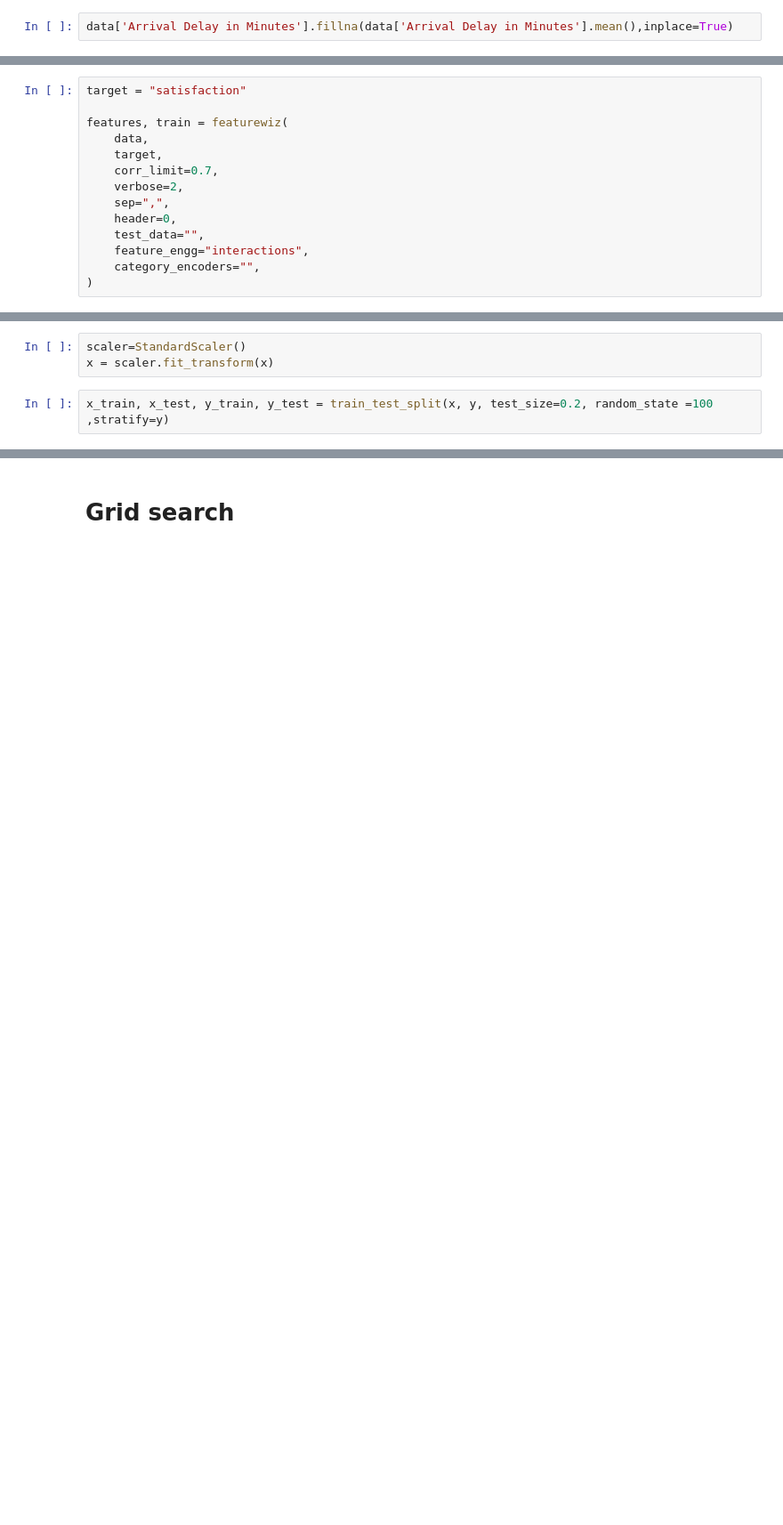
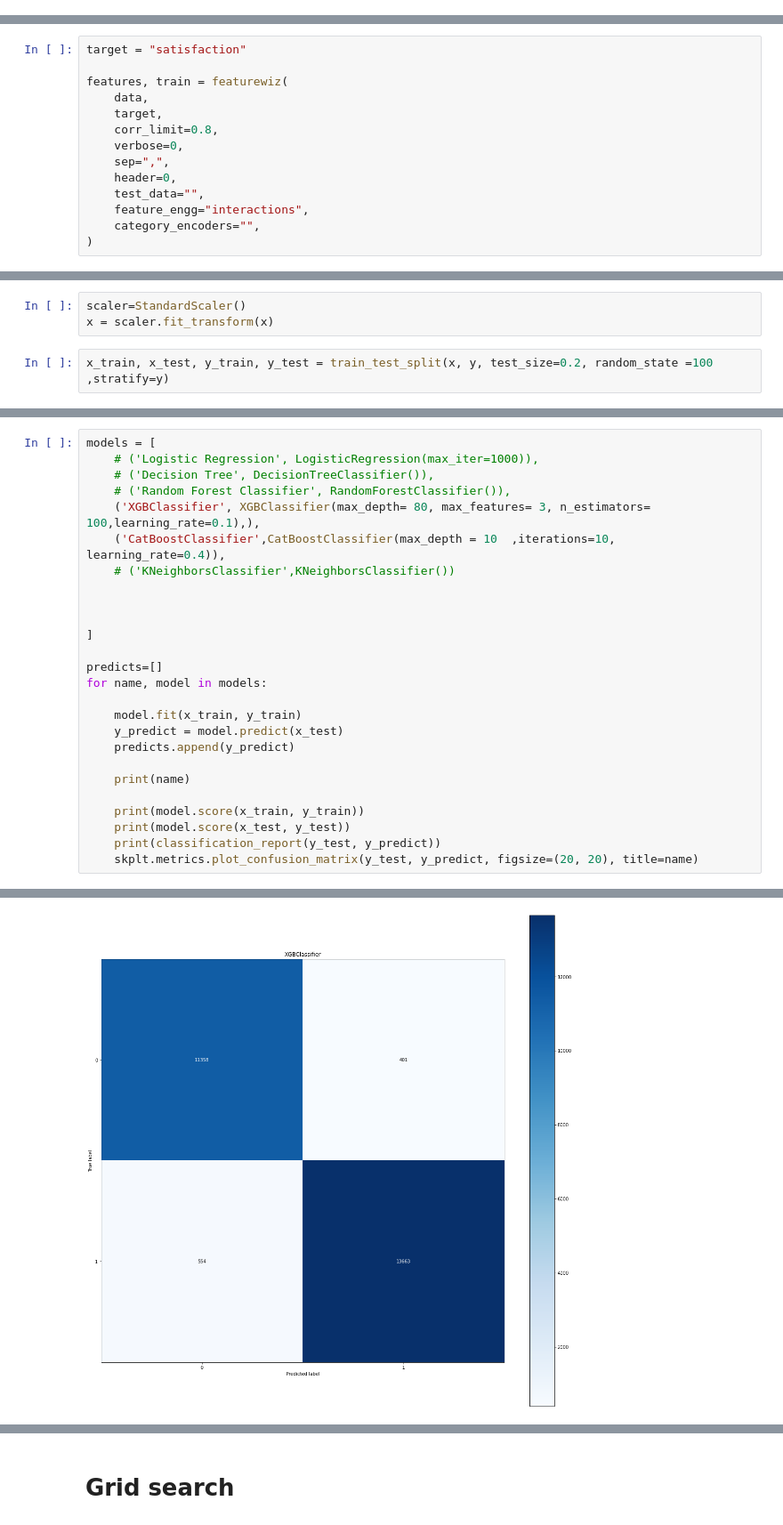
Before and after one commit to IinjyI/Airlines-Customer-Satisfaction, a Jupyter notebook: code-and-dataset/preprocessing-and-modeling.ipynb, the cells around one changed output, grey strips where cells are left out. Shown at 89% size. Cells and saved outputs as stored; diff of their text form; blank space fills up the shorter version.

```diff
--- a/code-and-dataset/preprocessing-and-modeling.ipynb
+++ b/code-and-dataset/preprocessing-and-modeling.ipynb
@@ -146,5 +126,3 @@ dtype: int64
-# %%
-data['Arrival Delay in Minutes'].fillna(data['Arrival Delay in Minutes'].mean(),inplace=True)
 # %% [markdown]
 # Encoding:
 # %%
@@ -170,8 +148,8 @@ target = "satisfaction"
 features, train = featurewiz(
     data,
     target,
-    corr_limit=0.7,
-    verbose=2,
+    corr_limit=0.8,
+    verbose=0,
     sep=",",
     header=0,
     test_data="",
@@ -230,0 +187,27 @@ x_train, x_test, y_train, y_test = train_test_split(x, y, test_size=0.2, random_
+# %%
+models = [
+    # ('Logistic Regression', LogisticRegression(max_iter=1000)),
+    # ('Decision Tree', DecisionTreeClassifier()),
+    # ('Random Forest Classifier', RandomForestClassifier()),
+    ('XGBClassifier', XGBClassifier(max_depth= 80, max_features= 3, n_estimators= 100,learning_rate=0.1),),
+    ('CatBoostClassifier',CatBoostClassifier(max_depth = 10  ,iterations=10, learning_rate=0.4)),
+    # ('KNeighborsClassifier',KNeighborsClassifier())
+
+
+
+]
+
+predicts=[]
+for name, model in models:
+
+    model.fit(x_train, y_train)
+    y_predict = model.predict(x_test)
+    predicts.append(y_predict)
+
+    print(name)
+
+    print(model.score(x_train, y_train))
+    print(model.score(x_test, y_test))
+    print(classification_report(y_test, y_predict))
+    skplt.metrics.plot_confusion_matrix(y_test, y_predict, figsize=(20, 20), title=name)
+# %% [output]
@@ -230,0 +231 @@ x_train, x_test, y_train, y_test = train_test_split(x, y, test_size=0.2, random_
+[figure, added]
```
Also changed, not shown: parts of 14 cells of this notebook, 4 other files.
